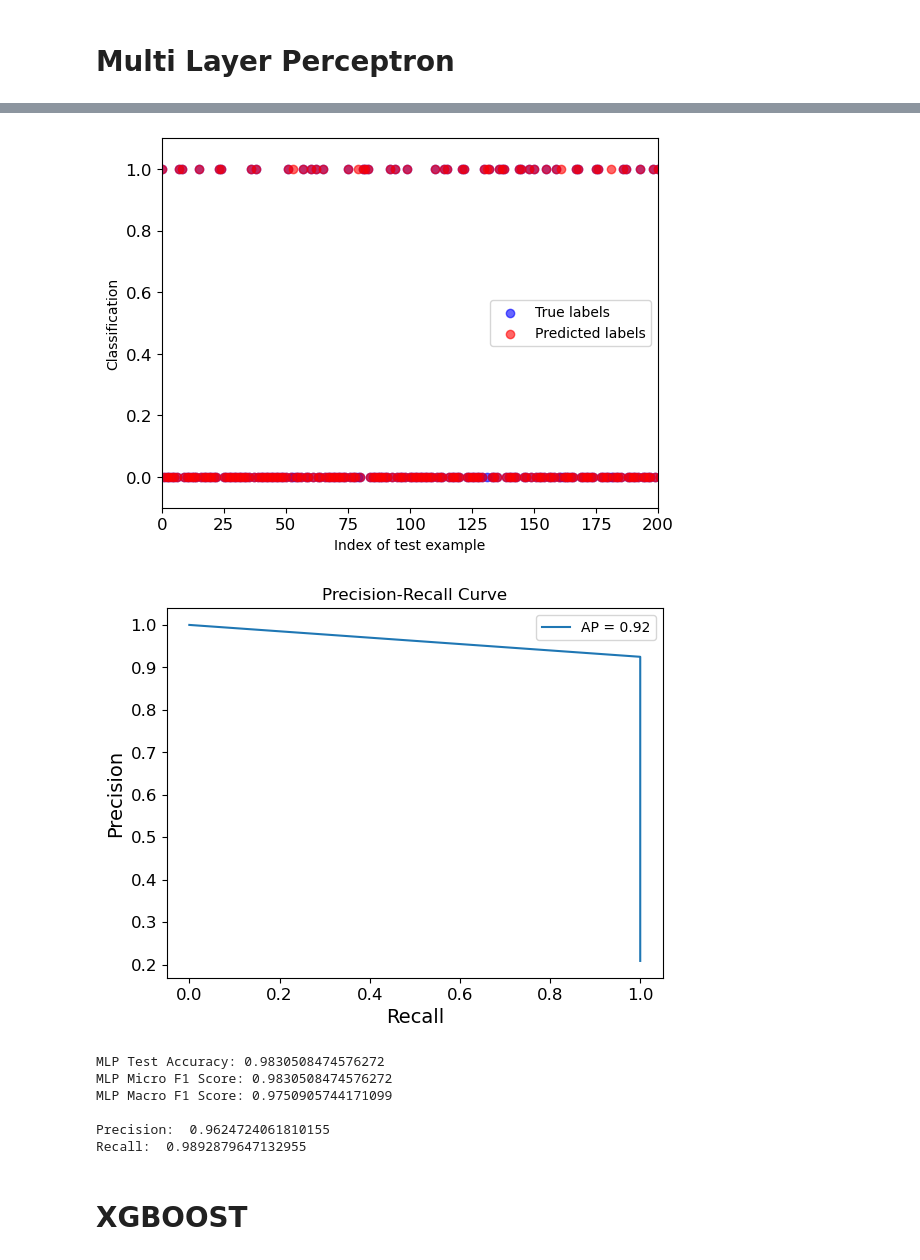
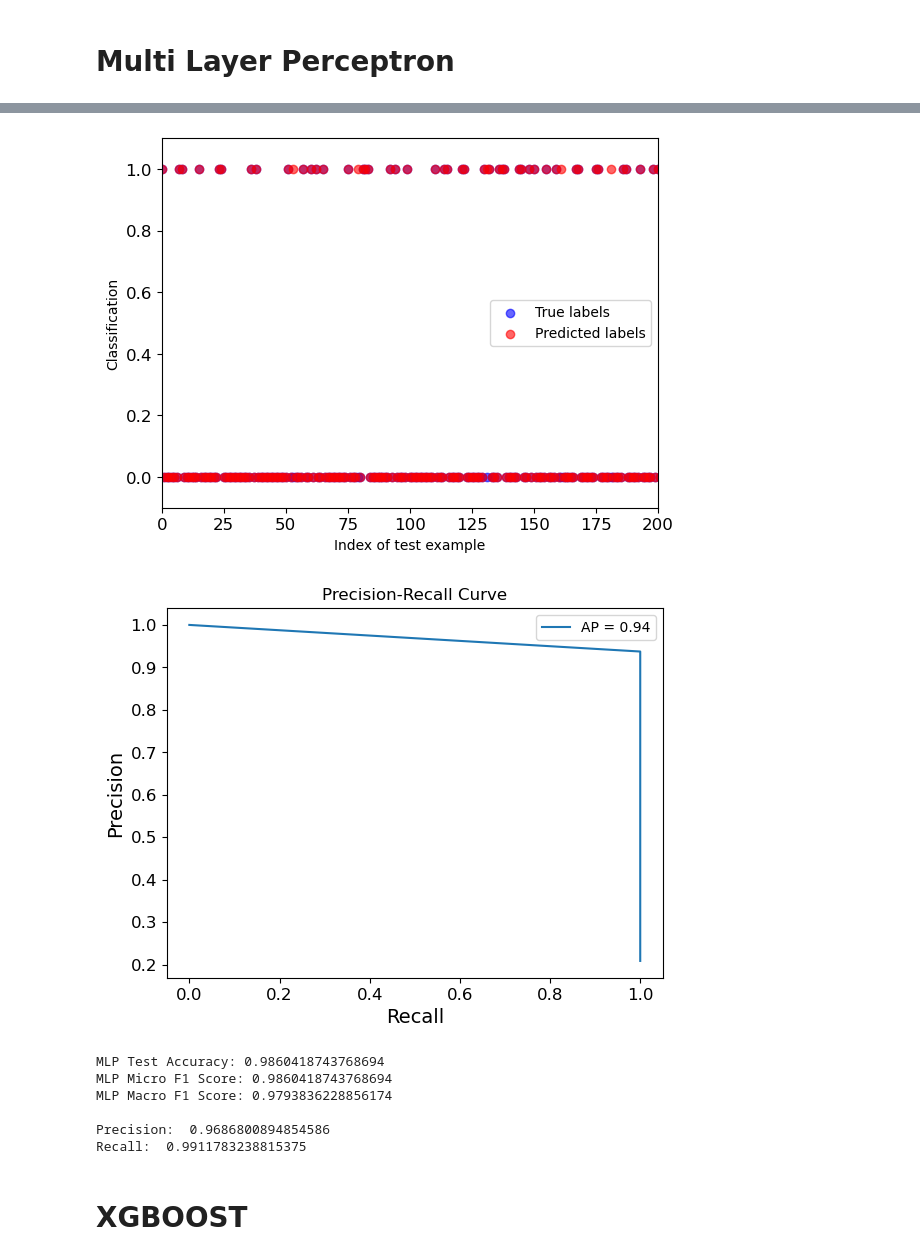
Before and after one commit to trevorsweigart/pha-classification, a Jupyter notebook: pha-classification.ipynb, the cells around one changed output, grey strips where cells are left out. Drawn from its saved outputs; the diff is of its cells as text; code cells hidden in the pictures.

Commit message:
fix: adjust precision and recall

```diff
--- a/pha-classification.ipynb
+++ b/pha-classification.ipynb
@@ -317,10 +314,6 @@ def MLP():
         keras.layers.Dense(32, activation="relu"),
         keras.layers.Dropout(0.3),
         keras.layers.Dense(128, activation="relu"),
-        keras.layers.Dropout(0.3),
-        keras.layers.Dense(64, activation="relu"),
-        keras.layers.Dropout(0.3),
-        keras.layers.Dense(32, activation="relu"),
         keras.layers.Dropout(0.3),
         keras.layers.Dense(1, activation="sigmoid")
     ])
@@ -344,8 +337,8 @@ def MLP():
     mlp_accuracy = accuracy_score(y_test, y_pred)
     mlp_microf1 = f1_score(y_test, y_pred, average="micro")
     mlp_macrof1 = f1_score(y_test, y_pred, average="macro")
-    mlp_rmse = np.sqrt(mean_squared_error(y_test, y_pred))
-    mlp_mae = mean_absolute_error(y_test, y_pred)
+    mlp_precision = precision_score(y_test, y_pred, average="macro")
+    mlp_recall = recall_score(y_test, y_pred, average="macro")
 
     # Confusion matrix
     cm_mlp = confusion_matrix(y_test, y_pred)
@@ -374,18 +367,13 @@ def MLP():
     plt.legend()
     plt.show()
 
-    precision = precision_score(y_test, y_pred, average="macro")
-    recall = recall_score(y_test, y_pred, average="macro")
+    return model, history, mlp_accuracy, mlp_microf1, mlp_macrof1, mlp_precision, mlp_recall
 
-    return model, history, mlp_accuracy, mlp_microf1, mlp_macrof1, mlp_rmse, mlp_mae, precision, recall
-
-mlp_model, mlp_history, mlp_accuracy, mlp_microf1, mlp_macrof1, mlp_rmse, mlp_mae, mlp_precision, mlp_recall = MLP()
+mlp_model, mlp_history, mlp_accuracy, mlp_microf1, mlp_macrof1, mlp_precision, mlp_recall = MLP()
 
 print("\nMLP Test Accuracy:", mlp_accuracy)
 print("MLP Micro F1 Score:", mlp_microf1)
 print("MLP Macro F1 Score:", mlp_macrof1)
-#print("\nRMSE: ", mlp_rmse)
-#print("MAE: ", mlp_mae)
 print("\nPrecision: ", mlp_precision)
 print("Recall: ", mlp_recall)
 # %% [output]
@@ -408,12 +396,12 @@ Confusion Matrix for MLP:
  [   0  419]]
 [figure]
-[figure, old version]
+[figure, new version]
-MLP Test Accuracy: 0.9830508474576272
-MLP Micro F1 Score: 0.9830508474576272
-MLP Macro F1 Score: 0.9750905744171099
+MLP Test Accuracy: 0.9860418743768694
+MLP Micro F1 Score: 0.9860418743768694
+MLP Macro F1 Score: 0.9793836228856174
 
-Precision:  0.9624724061810155
-Recall:  0.9892879647132955
+Precision:  0.9686800894854586
+Recall:  0.9911783238815375
 # %% [markdown]
 # XGBOOST
 # %%
```
Also changed, not shown: parts of 5 cells of this notebook.
